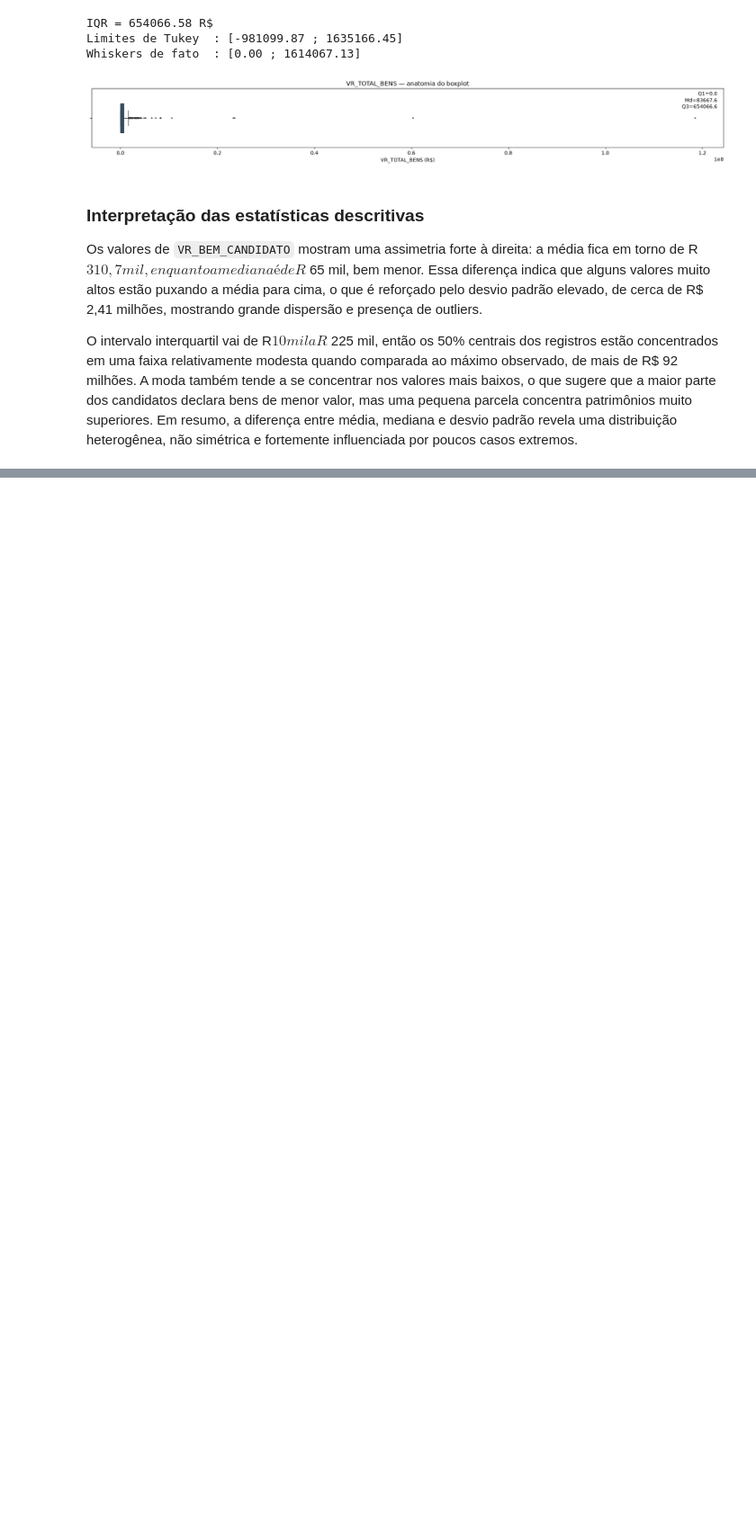
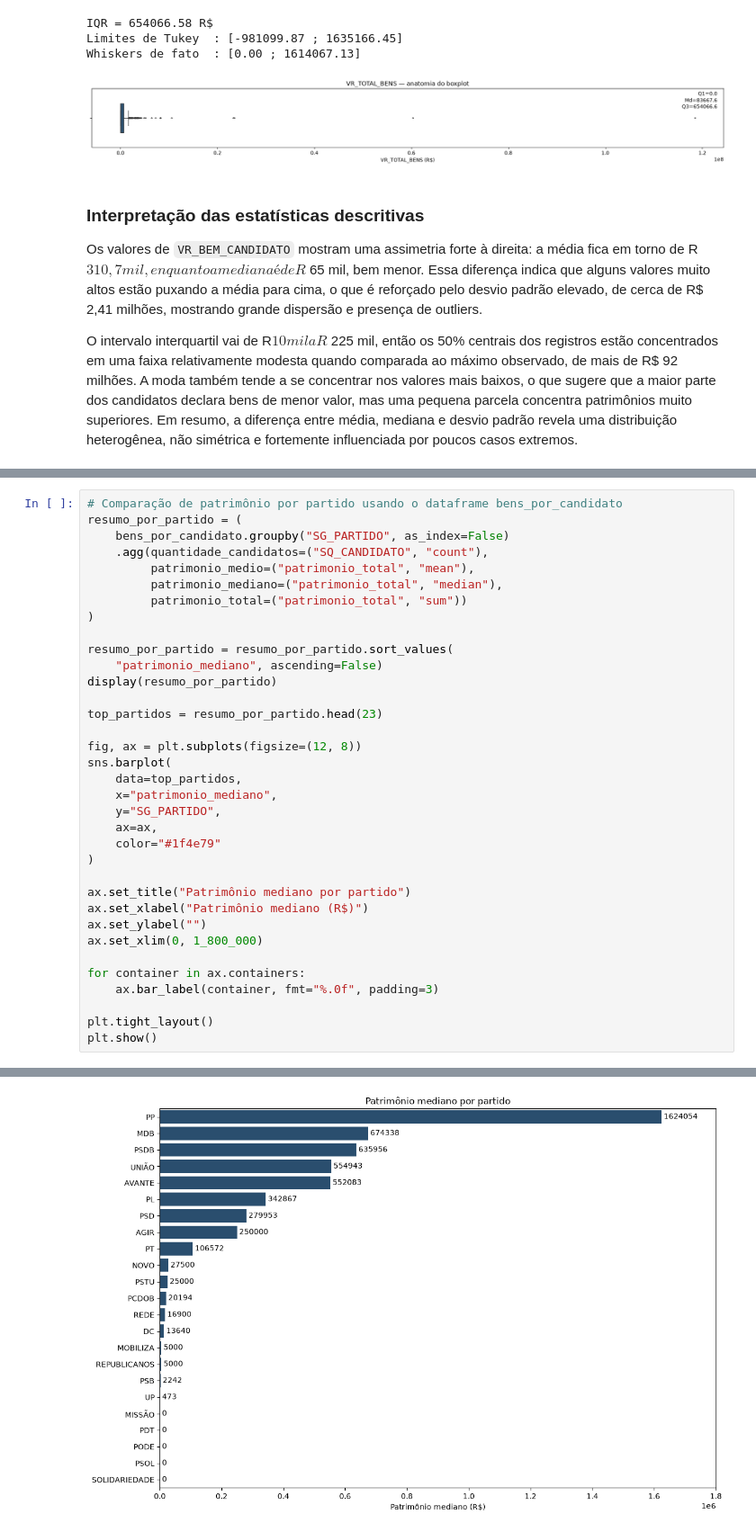
Before and after one commit to aldemirsilva/web-academy-ufam, a Jupyter notebook: WACAD020 - Ciência de Dados/atividade_final/analise.ipynb, the cells around one changed output, grey strips where cells are left out. Shown at 90% size. Drawn from its saved outputs; the diff is of its cells as text; blank space fills up the shorter version.

```diff
--- a/WACAD020 - Ciência de Dados/atividade_final/analise.ipynb
+++ b/WACAD020 - Ciência de Dados/atividade_final/analise.ipynb
@@ -563,0 +632,36 @@ display(df.describe().T)
+# %%
+# Comparação de patrimônio por partido usando o dataframe bens_por_candidato
+resumo_por_partido = (
+    bens_por_candidato.groupby("SG_PARTIDO", as_index=False)
+    .agg(quantidade_candidatos=("SQ_CANDIDATO", "count"),
+         patrimonio_medio=("patrimonio_total", "mean"),
+         patrimonio_mediano=("patrimonio_total", "median"),
+         patrimonio_total=("patrimonio_total", "sum"))
+)
+
+resumo_por_partido = resumo_por_partido.sort_values(
+    "patrimonio_mediano", ascending=False)
+display(resumo_por_partido)
+
+top_partidos = resumo_por_partido.head(23)
+
+fig, ax = plt.subplots(figsize=(12, 8))
+sns.barplot(
+    data=top_partidos,
+    x="patrimonio_mediano",
+    y="SG_PARTIDO",
+    ax=ax,
+    color="#1f4e79"
+)
+
+ax.set_title("Patrimônio mediano por partido")
+ax.set_xlabel("Patrimônio mediano (R$)")
+ax.set_ylabel("")
+ax.set_xlim(0, 1_800_000)
+
+for container in ax.containers:
+    ax.bar_label(container, fmt="%.0f", padding=3)
+
+plt.tight_layout()
+plt.show()
+# %% [output]
@@ -563,0 +685 @@ display(df.describe().T)
+[figure, added]
```
Also changed, not shown: parts of 8 cells of this notebook, 2 other files.
